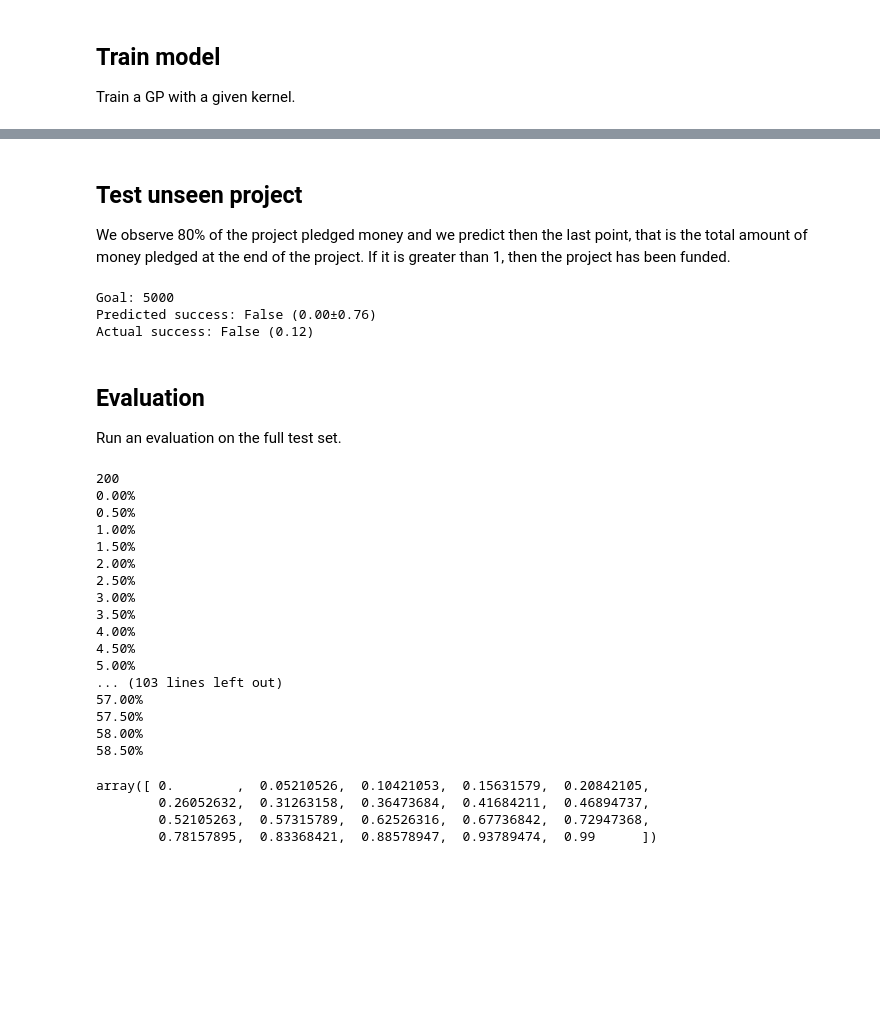
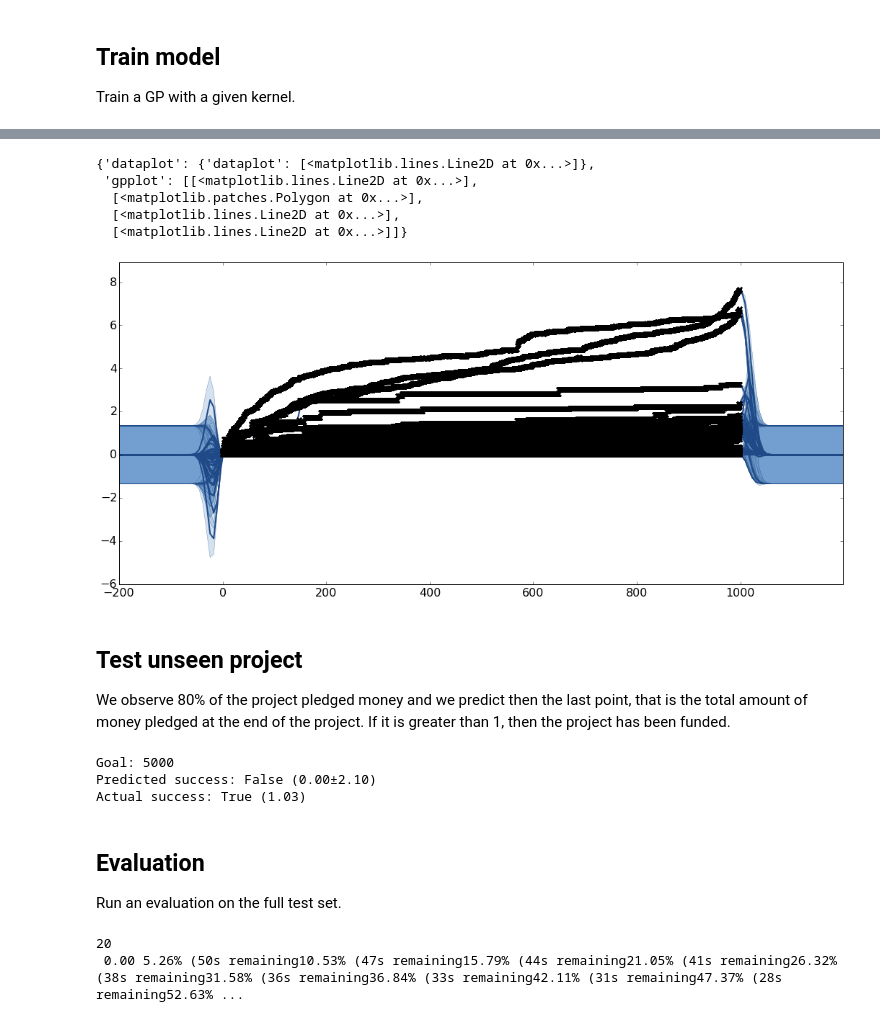
Before and after one commit to vicow/gaussian-process, a Jupyter notebook: notebooks/sidekick-multi-project-regression.ipynb, the cells around one changed output, grey strips where cells are left out. Drawn from its saved outputs; the diff is of its cells as text; code cells hidden in the pictures; blank space fills up the shorter version.

```diff
--- a/notebooks/sidekick-multi-project-regression.ipynb
+++ b/notebooks/sidekick-multi-project-regression.ipynb
@@ -5,12 +5,12 @@ Scratch work to perform predictions for a project by considering multiple projec
 %matplotlib inline
 import os
 import sys
-sys.path.insert(0, os.path.abspath('../src/')) # Add sibling to Python path
+sys.path.insert(0, os.path.abspath('../utils/')) # Add sibling to Python path
 sys.path.insert(0, os.path.abspath('../src/')) # Add sibling to Python path
 sys.stdout.flush() # Print output on the fly in Notebook
 import matplotlib
 matplotlib.rcParams['figure.figsize'] = (18,8)
-matplotlib.rcParams['font.size'] = 14
+matplotlib.rcParams['font.size'] = 16
 matplotlib.rcParams['legend.fontsize'] = 16
 from IPython.display import display
 import numpy as np
@@ -19,5 +19,6 @@ import cPickle as cp
 import matplotlib.pyplot as plt
 from math import floor
 from dataset import Sidekick
+from misc_utils import progress
 
 DATA_DIR = "../data/kickstarter-etter-cosn2013"
@@ -77,12 +69,21 @@ Updates: True
+# %%
+m.plot()
+# %% [output]
+{'dataplot': {'dataplot': [<matplotlib.lines.Line2D at 0x...>]},
+ 'gpplot': [[<matplotlib.lines.Line2D at 0x...>],
+  [<matplotlib.patches.Polygon at 0x...>],
+  [<matplotlib.lines.Line2D at 0x...>],
+  [<matplotlib.lines.Line2D at 0x...>]]}
+[figure, added]
 # %% [markdown]
 ## Test unseen project
 We observe 80% of the project pledged money and we predict then the last point, that is the total amount of money pledged at the end of the project. If it is greater than 1, then the project has been funded.
 # %%
-new_project = projects_test[50]
+new_project = projects_test[6]
+proportion = 0.8
+last_observation = 999
 
 goal = new_project['project'][1]
-proportion = 0.5
-last_observation = 600
 observe = int(floor(num_observations * proportion))
 
 X_observation = np.ndarray(shape=(observe, 1), buffer=np.arange(observe), dtype=int)
@@ -97,8 +98,8 @@ print "Predicted success: %s (%.2f±%.2f)" % (str(predicted_pledged > 1), predic
 print "Actual success: %s (%.2f)" % (str(actual_pledged > 1), actual_pledged)
 # %% [output]
 Goal: 5000
-Predicted success: False (0.00±0.76)
-Actual success: False (0.12)
+Predicted success: False (0.00±2.10)
+Actual success: True (1.03)
 # %% [markdown]
 ## Evaluation
 Run an evaluation on the full test set.
@@ -126,32 +127,9 @@ def evaluate_project(project):
 
 result = []
 total = len(projects_test)
-print total
 for i, project in enumerate(projects_test):
-    print "%.2f%%" % (i / float(total) * 100)
+    progress(i, total)
     result.append(evaluate_project(project))
 # %% [output]
-200
-0.00%
-0.50%
-1.00%
-1.50%
-2.00%
-2.50%
-3.00%
-3.50%
-4.00%
-4.50%
-5.00%
-... (103 lines left out)
-57.00%
-57.50%
-58.00%
-58.50%
+20
+ 0.00 5.26% (50s remaining10.53% (47s remaining15.79% (44s remaining21.05% (41s remaining26.32% (38s remaining31.58% (36s remaining36.84% (33s remaining42.11% (31s remaining47.37% (28s remaining52.63% ...
-# %%
-np.linspace(0, 0.99, 20)
-# %% [output]
-array([ 0.        ,  0.05210526,  0.10421053,  0.15631579,  0.20842105,
-        0.26052632,  0.31263158,  0.36473684,  0.41684211,  0.46894737,
-        0.52105263,  0.57315789,  0.62526316,  0.67736842,  0.72947368,
-        0.78157895,  0.83368421,  0.88578947,  0.93789474,  0.99      ])
```
Also changed, not shown: parts of 5 cells of this notebook, 1 other file.
